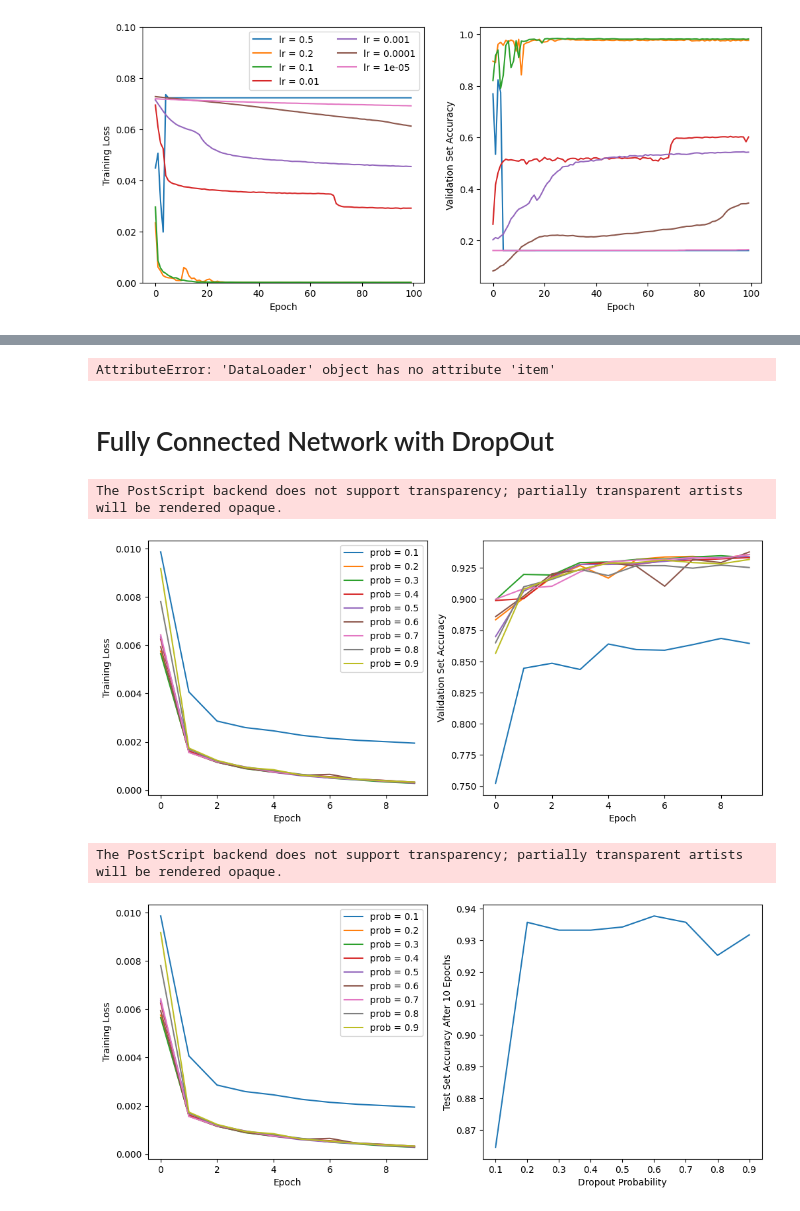
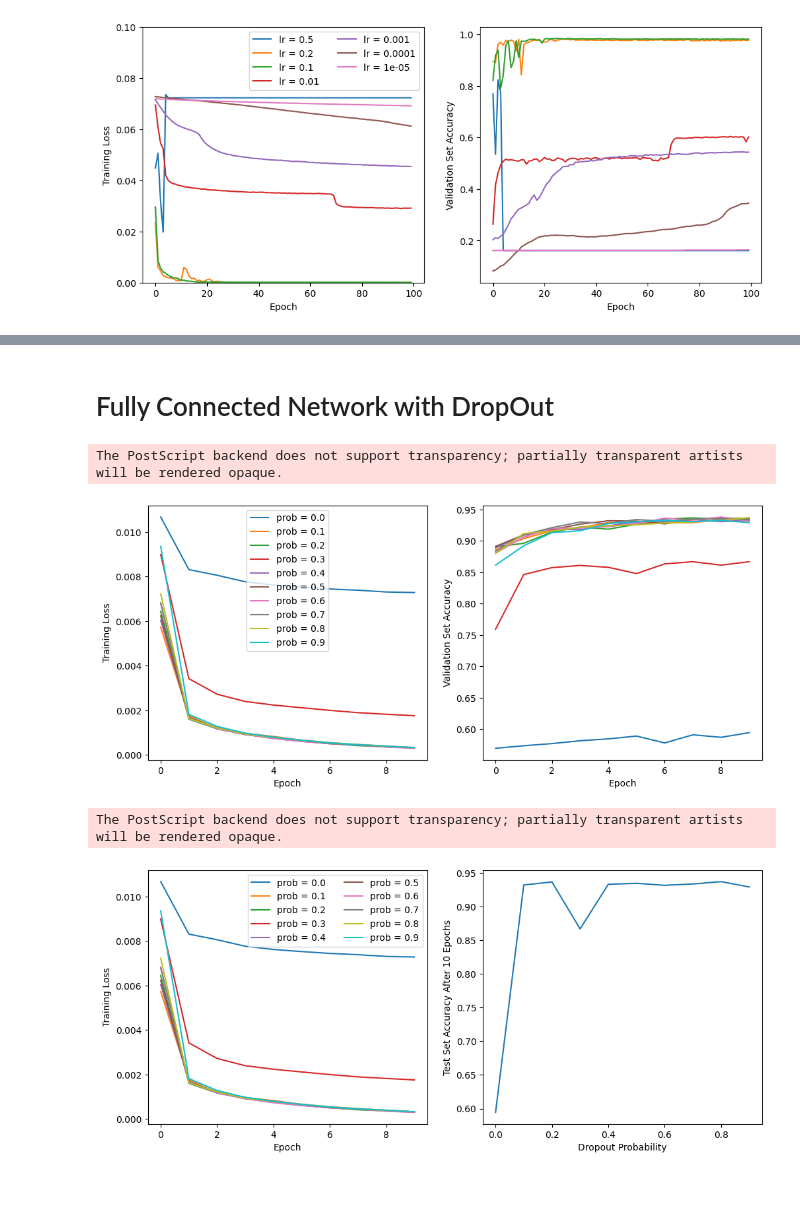
Before and after one commit to mao1756/CAP5619-sp24, a Jupyter notebook: P1/codes/P1.ipynb, the cells around one changed output, grey strips where cells are left out. Cells and saved outputs as stored; diff of their text form; code cells hidden in the pictures.

```diff
--- a/P1/codes/P1.ipynb
+++ b/P1/codes/P1.ipynb
@@ -26,8 +26,8 @@ def load_data(path: str):
     data_list = [(torch.tensor(line[1:]).reshape(1,16,16), int(line[0])) for line in float_lines]
     return data_list
 
-train_list = load_data('zip_train.txt')
-test_list = load_data('zip_test.txt')
+train_list = load_data('../zip_train.txt')
+test_list = load_data('../zip_test.txt')
 
 print(f"Loaded {len(train_list)} data for train data")
 print(f"Loaded {len(test_list)} data for train data")
@@ -50,5 +50,5 @@ test_dataset = MyDataset(test_list)
 # Split the train dataset into train and validation
 train_size = int(0.8 * len(train_dataset))
 val_size = len(train_dataset) - train_size
-# train_dataset, val_dataset = torch.utils.data.random_split(train_dataset, [train_size, val_size])
+#train_dataset, val_dataset = torch.utils.data.random_split(train_dataset, [train_size, val_size])
 # %% [output]
@@ -1129,7 +921,3 @@ TypeError: 'Axes' object is not subscriptable
-# %%
-test_dataloader.item()
-# %% [output]
-AttributeError: 'DataLoader' object has no attribute 'item'
 # %% [markdown]
 # Fully Connected Network with DropOut
 # %%
@@ -1175,39 +963,46 @@ class NeuralNetwork_DropOut(torch.nn.Module):
 # train the model for different probabilities
 BATCH_SIZE = 128
 EPOCHS = 10
-probabilities = [0.1, 0.2, 0.3, 0.4, 0.5, 0.6, 0.7, 0.8, 0.9]
+probabilities = [0., 0.1, 0.2, 0.3, 0.4, 0.5, 0.6, 0.7, 0.8, 0.9]
+
+import numpy as np
+seed=6
+np.random.seed(seed)
+random.seed(seed)
+torch.manual_seed(seed)
+torch.cuda.manual_seed(seed)
 
 loss_acc_fc_dropout = []
 fig, ax = plt.subplots(1, 2, figsize=(12, 5))
 
 for prob in probabilities:
     model = NeuralNetwork_DropOut(778, 761, 737, prob, ["relu", "relu", "relu", "relu"]).to(device)
     torch.nn.init.xavier_normal_(model.layer1.weight)
     torch.nn.init.xavier_normal_(model.layer2.weight)
     torch.nn.init.xavier_normal_(model.layer3.weight)
     torch.nn.init.xavier_normal_(model.layer4.weight)
     optimizer = torch.optim.SGD(model.parameters(), lr=0.1)
     train_dataloader = torch.utils.data.DataLoader(train_dataset, batch_size=BATCH_SIZE, shuffle=True)
     test_dataloader = torch.utils.data.DataLoader(test_dataset, batch_size=BATCH_SIZE, shuffle=True)
     loss = []
     accuracy = []
     for epoch in range(EPOCHS):
         loss.append(train(train_dataloader, model, loss_fn, optimizer))
         accuracy.append(test(test_dataloader, model, loss_fn))
     loss_acc_fc_dropout.append((loss, accuracy))
 
 for i, (loss, accuracy) in enumerate(loss_acc_fc_dropout):
     ax[0].plot(loss, label=f"prob = {probabilities[i]}")
     ax[1].plot(accuracy, label=f"prob = {probabilities[i]}")
 ax[0].set_xlabel("Epoch")
 ax[0].set_ylabel("Training Loss")
 ax[0].legend()
 ax[1].set_xlabel("Epoch")
 ax[1].set_ylabel("Validation Set Accuracy")
 plt.savefig('../dropout_comparison_fc.eps', format='eps')
 # %% [output]
 The PostScript backend does not support transparency; partially transparent artists will be rendered opaque.
-[figure, old version]
+[figure, new version]
 # %%
 fig, ax = plt.subplots(1, 2, figsize=(12, 5))
 for i, (loss, accuracy) in enumerate(loss_acc_fc_dropout):
@@ -1216,11 +1011,11 @@ for i, (loss, accuracy) in enumerate(loss_acc_fc_dropout):
 ax[1].plot(probabilities, [accuracy[-1] for loss, accuracy in loss_acc_fc_dropout])
 ax[0].set_xlabel("Epoch")
 ax[0].set_ylabel("Training Loss")
-ax[0].legend()
+ax[0].legend(ncol=2)
 ax[1].set_xlabel("Dropout Probability")
 #ax[1].set_ylim([0.93, 0.95])
 ax[1].set_ylabel("Test Set Accuracy After 10 Epochs")
 plt.savefig('../dropout_comparison_fc.eps', format='eps')
 # %% [output]
 The PostScript backend does not support transparency; partially transparent artists will be rendered opaque.
-[figure, old version]
+[figure, new version]
```
Also changed, not shown: parts of 7 cells of this notebook.
